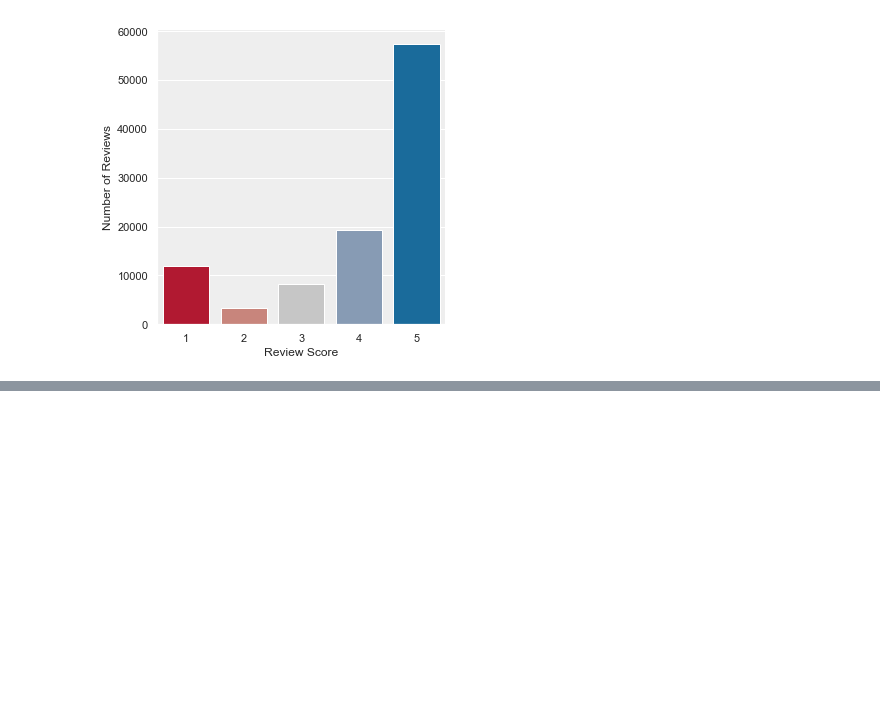
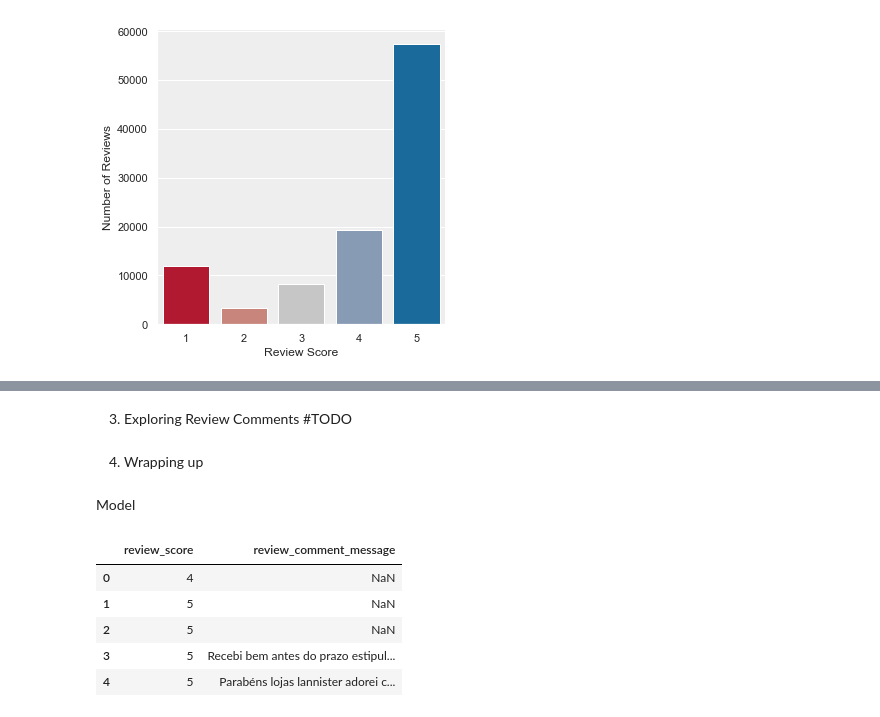
Before and after one commit to joaojaime/dslearning, a Jupyter notebook: Teste.ipynb, the cells around one changed output, grey strips where cells are left out. Cells and saved outputs as stored; diff of their text form; code cells hidden in the pictures; blank space fills up the shorter version.

```diff
--- a/Teste.ipynb
+++ b/Teste.ipynb
@@ -90,0 +107,6 @@ sns.catplot(
+# %% [markdown]
+3. Exploring Review Comments #TODO
+# %% [markdown]
+4. Wrapping up
+# %% [markdown]
+Model
@@ -90,0 +122,11 @@ sns.catplot(
+# %%
+reviews = reviews[['review_score','review_comment_message']]
+
+reviews.head()
+# %% [output]
+|  | review_score | review_comment_message |
+| 0 | 4 | NaN |
+| 1 | 5 | NaN |
+| 2 | 5 | NaN |
+| 3 | 5 | Recebi bem antes do prazo estipul... |
+| 4 | 5 | Parabéns lojas lannister adorei c... |
```
Also changed, not shown: parts of 19 cells of this notebook.
